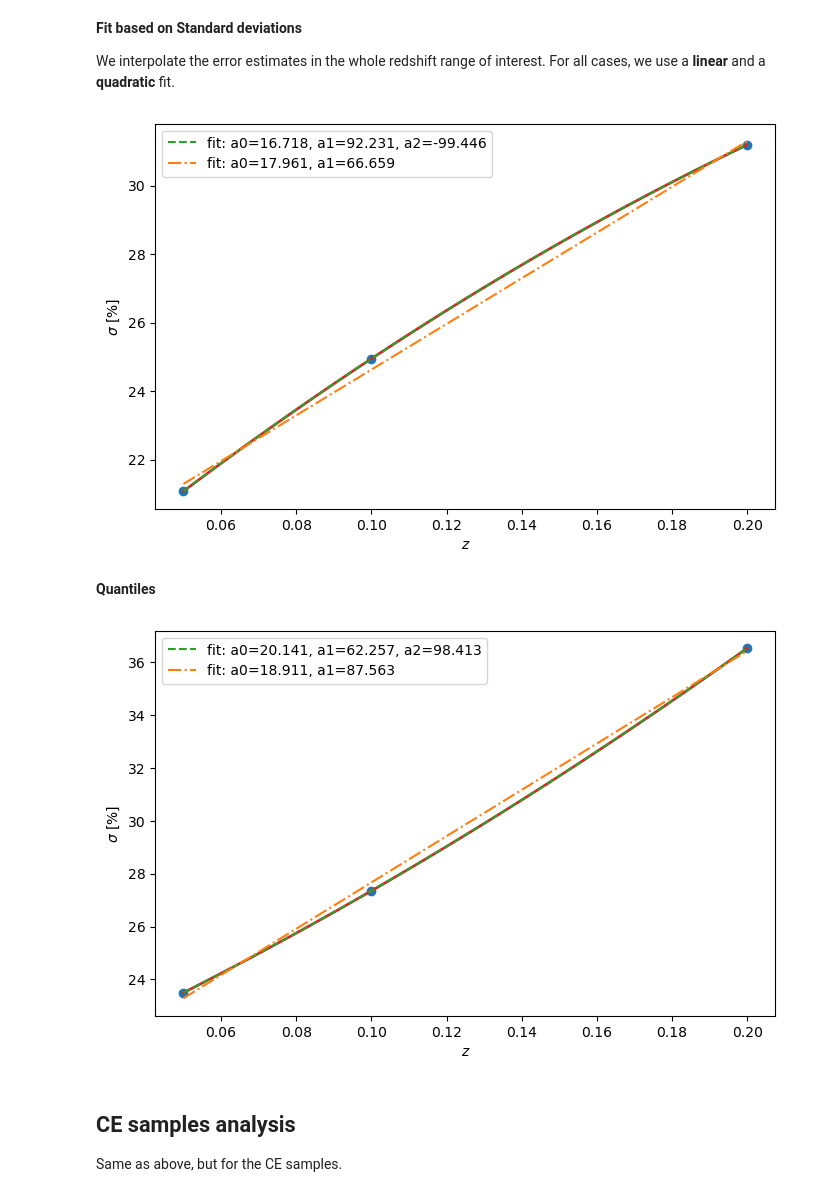
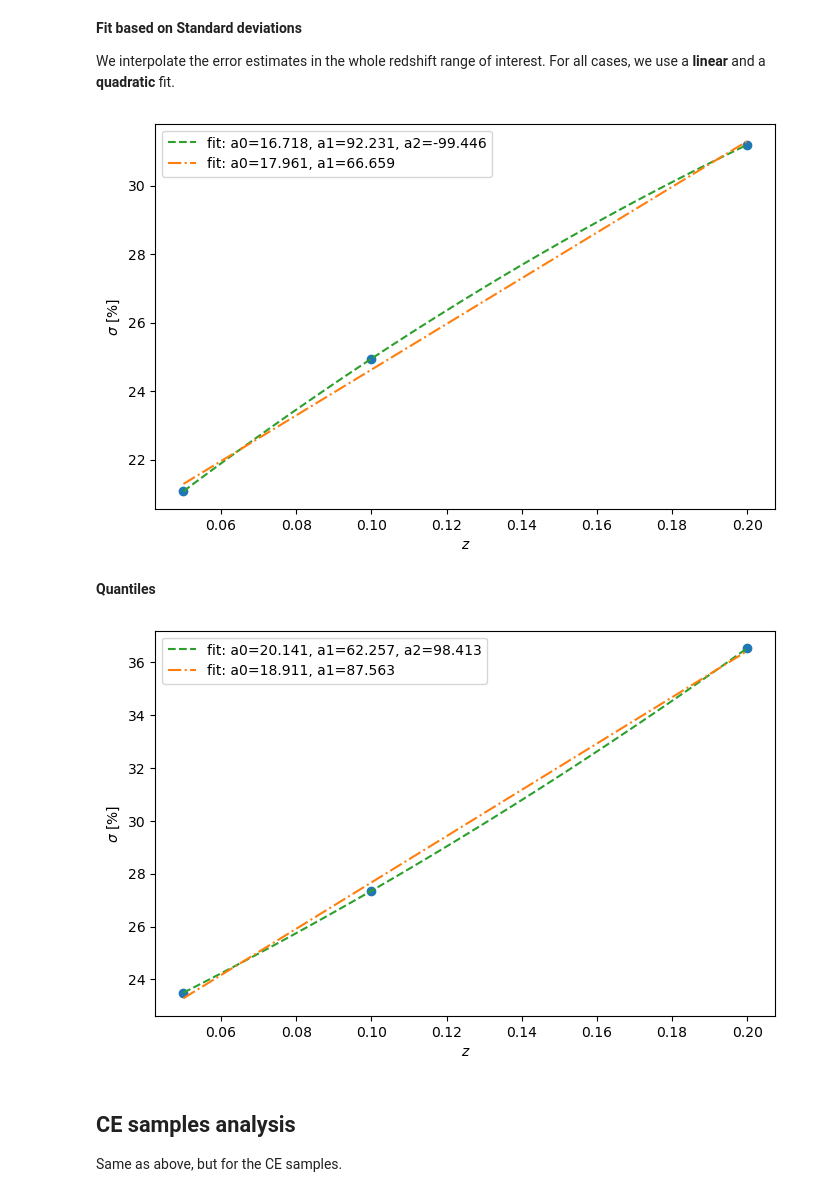
Before and after one commit to MariosNT/FRB_GW_association_cosmo, a Jupyter notebook: Notebooks/Realistic_sources/NSBH_GWs_inspect_runs.ipynb, the cells around one changed output. Drawn from its saved outputs; the diff is of its cells as text; code cells hidden in the pictures.

```diff
--- a/Notebooks/Realistic_sources/NSBH_GWs_inspect_runs.ipynb
+++ b/Notebooks/Realistic_sources/NSBH_GWs_inspect_runs.ipynb
@@ -7,14 +7,19 @@ The main aim is to get a realistic estimate of how the uncertainties in $d_L$ (t
 # %% [markdown]
 **Load modules**
 # %%
+import numpy as np
+
+import scipy.interpolate as sip
 from scipy.stats import gaussian_kde
-import scipy.interpolate as sip
 from scipy.optimize import curve_fit
-
-import matplotlib.pyplot as plt
-import numpy as np
 
 ## Random numbers
 from numpy.random import default_rng
 rng_seed = 1234
 rng = default_rng(seed=rng_seed)
+
+
+## Plotting
+import matplotlib.pyplot as plt
+plt.rcParams['font.family'] ='Times New Roman'
+plt.rcParams['mathtext.fontset'] = 'dejavuserif'
@@ -103,14 +110,14 @@ N_draw_samples = 2000
 dL_res = int(5e3)
 data_files = dist_names[:3]
 
-dL_array = np.zeros((len(data_files), N_draw_samples))
-dL_kdes = np.zeros((len(data_files), dL_res))
+dL_array_LVK = np.zeros((len(data_files), N_draw_samples))
+dL_kdes_LVK = np.zeros((len(data_files), dL_res))
 
-dL_range = np.linspace(0, 2500, dL_res)
+dL_range_LVK = np.linspace(0, 2500, dL_res)
 
 for idx, name in enumerate(data_files):
-    dL_array[idx, :], dL_kde = renormalise_dist_posterior(name, N_draw_samples)
-    dL_kdes[idx, :] = dL_kde(dL_range)
+    dL_array_LVK[idx, :], dL_kde = renormalise_dist_posterior(name, N_draw_samples)
+    dL_kdes_LVK[idx, :] = dL_kde(dL_range_LVK)
 # %%
 fig = plt.figure(figsize = (14, 12))
 ax = fig.add_subplot(111, projection = '3d')
@@ -133,11 +137,11 @@ plt.show()
 # %%
 dL_error_LVK = np.zeros(3)  # based on std
-dL_range_LVK = np.zeros(3)  # based on quantile range
+dL_qerror_LVK = np.zeros(3)  # based on quantile range
 
 for i in range(3):
-    dL_error_LVK[i] = np.std(dL_array[i, :])/np.median(dL_array[i, :])*100
-    dL_range_LVK[i] = quantile_range(dL_array[i, :], 0.158, 0.842)/2/np.median(dL_array[i, :])*100
-    print("std based error: ", dL_error_LVK[i], "and quantile based error: ", dL_range_LVK[i])
+    dL_error_LVK[i] = np.std(dL_array_LVK[i, :])/np.median(dL_array_LVK[i, :])*100
+    dL_qerror_LVK[i] = quantile_range(dL_array_LVK[i, :], 0.158, 0.842)/2/np.median(dL_array_LVK[i, :])*100
+    print("std based error: ", dL_error_LVK[i], "and quantile based error: ", dL_qerror_LVK[i])
 # %% [output]
 std based error:  21.080697785198765 and quantile based error:  23.499674001767985
 std based error:  24.94640089382876 and quantile based error:  27.35063529307312
@@ -175,19 +179,19 @@ popt_lin_LVK_std, _ = curve_fit(func_lin, z_LVK_range, dL_error_LVK)
 # %%
 fig = plt.figure(figsize=(8, 5))
 ax1 = fig.add_subplot(1, 1, 1)
 
 ax1.scatter(z_LVK_range, dL_error_LVK)
-ax1.plot(z_detailed, sigma_interpolation, ls='-', lw=2, c='tab:red')
+ax1.plot(z_detailed, sigma_interpolation, ls=' ', lw=2, c='tab:red')
 plt.plot(z_detailed, func_quad(z_detailed, *popt_LVK_std), ls='--', c='tab:green', label='fit: a0=%5.3f, a1=%5.3f, a2=%5.3f' % tuple(popt_LVK_std))
 plt.plot(z_detailed, func_lin(z_detailed, *popt_lin_LVK_std), ls='-.', c='tab:orange', label='fit: a0=%5.3f, a1=%5.3f' % tuple(popt_lin_LVK_std))
 
 ax1.set_xlabel(r'$z$')
 ax1.set_ylabel(r'$\sigma$ [%]')
 ax1.legend()
 
 plt.show()
 # %% [output]
-[figure, old version]
+[figure, new version]
 # %% [markdown]
 **Quantiles**
 # %%
@@ -204,8 +208,8 @@ popt_lin_LVK, _ = curve_fit(func_lin, z_LVK_range, dL_range_LVK)
 fig = plt.figure(figsize=(8, 5))
 ax1 = fig.add_subplot(1, 1, 1)
 
-ax1.scatter(z_LVK_range, dL_range_LVK)
-ax1.plot(z_detailed, sigma_interpolation, ls='-', lw=2, c='tab:red')
+ax1.scatter(z_LVK_range, dL_qerror_LVK)
+ax1.plot(z_detailed, sigma_interpolation, ls=' ', lw=2, c='tab:red')
 plt.plot(z_detailed, func_quad(z_detailed, *popt_LVK), ls='--', c='tab:green', label='fit: a0=%5.3f, a1=%5.3f, a2=%5.3f' % tuple(popt_LVK))
 plt.plot(z_detailed, func_lin(z_detailed, *popt_lin_LVK), ls='-.', c='tab:orange', label='fit: a0=%5.3f, a1=%5.3f' % tuple(popt_lin_LVK))
 
@@ -215,7 +219,7 @@ ax1.legend()
 
 plt.show()
 # %% [output]
-[figure, old version]
+[figure, new version]
 # %% [markdown]
 ## CE samples analysis
 
```
Also changed, not shown: parts of 15 cells of this notebook.
